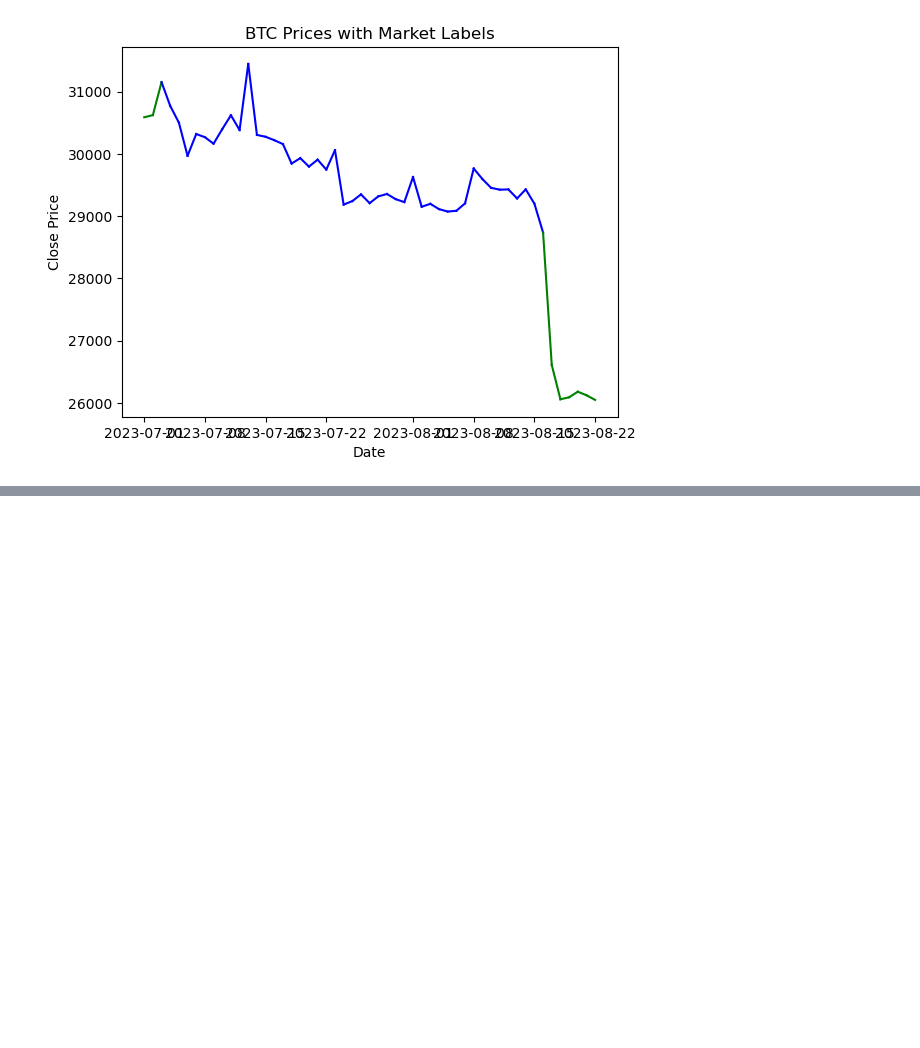
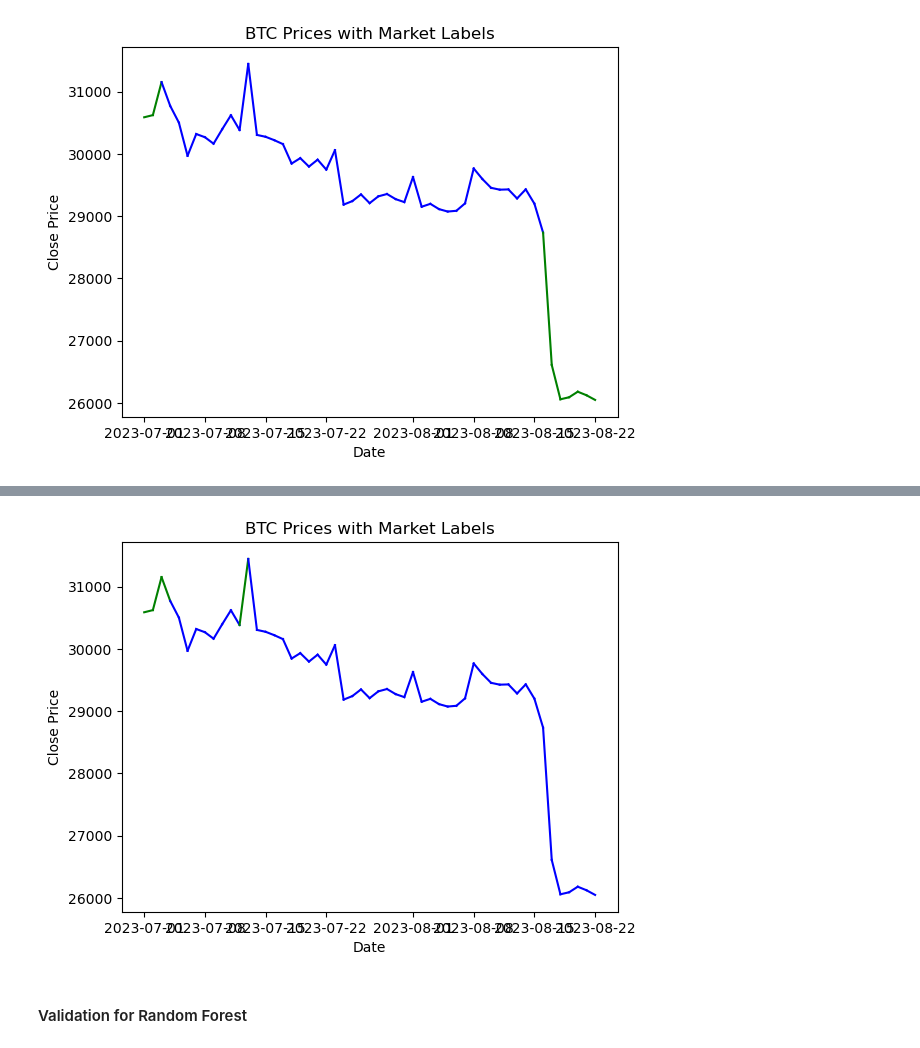
Before and after one commit to v3232/Project-2team-4, a Jupyter notebook: bitcoin_classifier.ipynb, the cells around one changed output, grey strips where cells are left out. Saved outputs shown, nothing was run; the diff lists cells and outputs as text; code cells hidden in the pictures; blank space fills up the shorter version.

```diff
--- a/bitcoin_classifier.ipynb
+++ b/bitcoin_classifier.ipynb
@@ -461,0 +523,8 @@ plot_colored_market_trends_1(df['2023-07-01':],svm_validation_pred)
+# %%
+lg_model = LogisticRegression(random_state=1)
+lg_model = lg_model.fit(X_train_scaled, y_train)
+lg_validation_pred = lg_model.predict(X_validation_scaled)
+
+print("Accuracy on validation data: ", accuracy_score(y_validation, lg_validation_pred))
+print("Confusion Matrix on validation data: \n", confusion_matrix(y_validation, lg_validation_pred))
+print("Classification Report on validation data: \n", classification_report(y_validation, lg_validation_pred))
@@ -461,0 +545,7 @@ plot_colored_market_trends_1(df['2023-07-01':],svm_validation_pred)
+# %%
+#validation plot for gb model
+plot_colored_market_trends_1(df['2023-07-01':],lg_validation_pred)
+# %% [output]
+[figure, added]
+# %% [markdown]
+#### Validation for Random Forest
```
Also changed, not shown: parts of 37 cells of this notebook.
